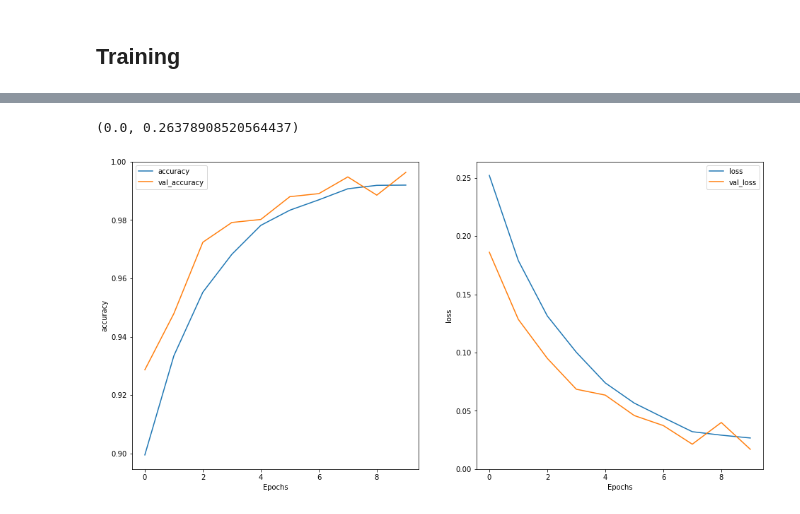
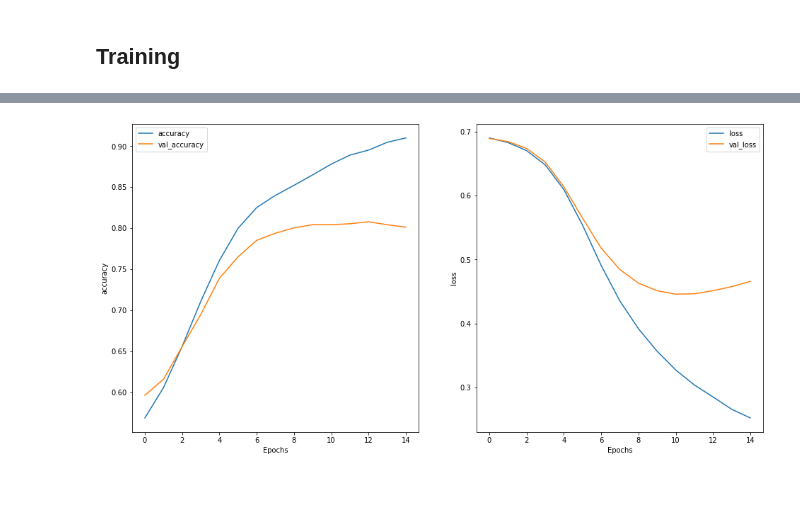
Before and after one commit to dicksor/SBM, a Jupyter notebook: tf_RNN.ipynb, the cells around one changed output, grey strips where cells are left out. Drawn from its saved outputs; the diff is of its cells as text; code cells hidden in the pictures; blank space fills up the shorter version.

Commit message:
update rnn models

```diff
--- a/tf_RNN.ipynb
+++ b/tf_RNN.ipynb
@@ -67,8 +122,8 @@ BATCH_SIZE = 64
 train_set = tf.data.Dataset.from_tensor_slices((X_train.values, y_train.values))
 test_set = tf.data.Dataset.from_tensor_slices((X_test.values, y_test.values))
 
-train_dataset = dataset.shuffle(BUFFER_SIZE).batch(BATCH_SIZE).prefetch(tf.data.AUTOTUNE)
-test_dataset = dataset.shuffle(BUFFER_SIZE).batch(BATCH_SIZE).prefetch(tf.data.AUTOTUNE)
+train_dataset = train_set.shuffle(BUFFER_SIZE).batch(BATCH_SIZE)
+test_dataset = test_set.shuffle(BUFFER_SIZE).batch(BATCH_SIZE)
 # %%
 for feat, label in train_dataset.take(1):
   print('Features: {}, Target: {}'.format(feat, label))
@@ -93,9 +148,10 @@ Features: [[b"b) that girls weren't supposed to do it, I would have been on that
 # %% [markdown]
 ## Training
 # %%
-VOCAB_SIZE = 50000
+#VOCAB_SIZE = 50000
+#max_tokens=VOCAB_SIZE
 
-encoder = tf.keras.layers.experimental.preprocessing.TextVectorization(max_tokens=VOCAB_SIZE)
+encoder = tf.keras.layers.experimental.preprocessing.TextVectorization()
 encoder.adapt(train_dataset.map(lambda text, label: text))
 # %%
 vocab = np.array(encoder.get_vocabulary())
@@ -119,8 +205,17 @@ model = tf.keras.Sequential([
 model.compile(loss=tf.keras.losses.BinaryCrossentropy(from_logits=True),
               optimizer=tf.keras.optimizers.Adam(1e-4),
               metrics=['accuracy'])
+# %%
+early_stopping = tf.keras.callbacks.EarlyStopping(
+    monitor="val_loss",
+    min_delta=0,
+    patience=5,
+    verbose=0,
+    mode="auto",
+    baseline=None,
+    restore_best_weights=True,
+)
 # %%
-history = model.fit(train_dataset, epochs=10,
-                    validation_data=test_dataset,
-                    validation_steps=30)
+history = model.fit(train_dataset, epochs=15,
+                    validation_data=test_dataset, class_weight=class_weight, callbacks=[early_stopping])
 # %% [output]
@@ -156,14 +248,11 @@ Test Accuracy: 0.995103120803833
 # %%
 plt.figure(figsize=(16, 8))
 plt.subplot(1, 2, 1)
 plot_graphs(history, 'accuracy')
-plt.ylim(None, 1)
 plt.subplot(1, 2, 2)
 plot_graphs(history, 'loss')
-plt.ylim(0, None)
 # %% [output]
-(0.0, 0.26378908520564437)
-[figure, old version]
+[figure, new version]
 # %%
 predictions2 = np.where(model.predict(X_test) > 0.5, 1, 0)
 # %%
```
Also changed, not shown: parts of 16 cells of this notebook.
